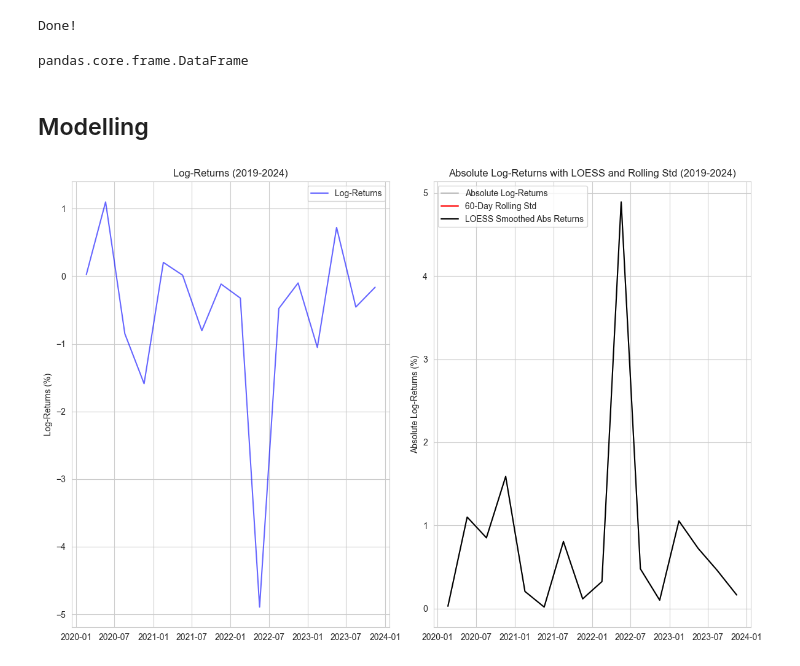
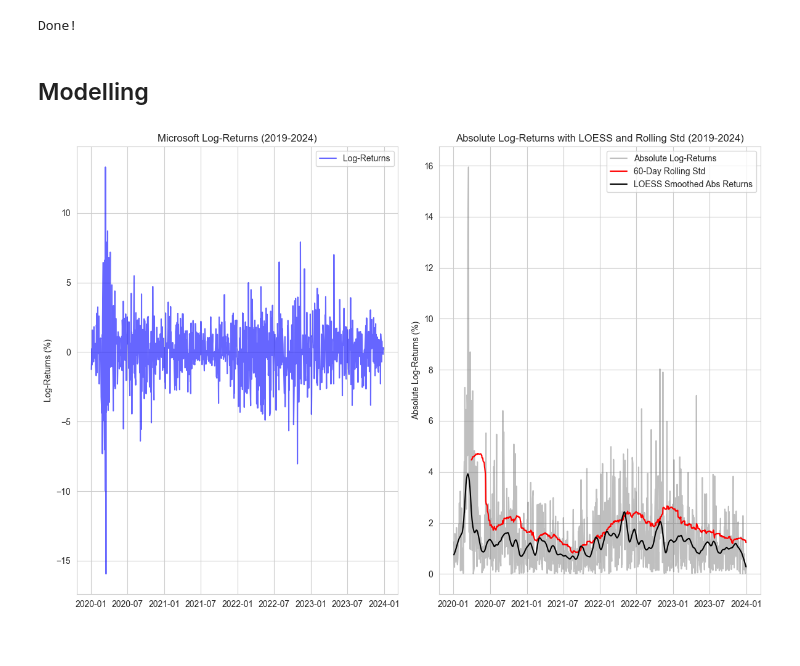
Before and after one commit to sajodajo/FinIDX-G4, a Jupyter notebook: EDA.ipynb, the cells around one changed output. Saved outputs shown, nothing was run; the diff lists cells and outputs as text; code cells hidden in the pictures.

```diff
--- a/EDA.ipynb
+++ b/EDA.ipynb
@@ -19,52 +19,50 @@ end_date = '2024-01-01'
 
 df = psf.get_share_prices(companies,start_date,end_date)
 df = df.droplevel(0)
-df = df.sort_index()
 # %% [output]
 Dataset "us-shareprices-daily" on disk (0 days old).
 - Loading from disk ...
 Done!
-# %%
-type(df)
-# %% [output]
-pandas.core.frame.DataFrame
 # %% [markdown]
 ## Modelling
 # %%
-# Compute percentage log-returns
-df['Log_Return'] = np.log(df['Close'] / df['Close'].shift(1)) * 100
+df = df.drop(columns='Dividend')
+
+df['Log_Return'] = (np.log(df['Close'] / df['Close'].shift(1))*100)
 df.dropna(inplace=True)
 
 # Compute absolute log-returns
 df['Abs_Log_Return'] = np.abs(df['Log_Return'])
 
 # Compute rolling 60-day standard deviation
 df['Rolling_Std'] = df['Log_Return'].rolling(window=60).std()
 
 # LOESS smoothing (LOWESS from statsmodels)
 lowess = sm.nonparametric.lowess
 smoothed_abs = lowess(df['Abs_Log_Return'], df.index, frac=0.03)  # frac=0.03 controls smoothness
 
 # Plot time series
 fig, axes = plt.subplots(1, 2, figsize=(12, 8), sharex=True)
 
+fCompany = f"{', '.join(company.capitalize() for company in companies)}"
+
 # Plot log-returns
 top_ax = axes[0]
 top_ax.plot(df.index, df['Log_Return'], color='blue', alpha=0.6, label='Log-Returns')
 top_ax.set_ylabel("Log-Returns (%)")
-top_ax.set_title("Log-Returns (2019-2024)")
+top_ax.set_title(f"{fCompany} Log-Returns (2019-2024)")
 top_ax.legend()
 
 # Plot absolute log-returns with LOESS and rolling std
 bottom_ax = axes[1]
 bottom_ax.plot(df.index, df['Abs_Log_Return'], color='gray', alpha=0.5, label='Absolute Log-Returns')
 bottom_ax.plot(df.index, df['Rolling_Std'], color='red', label='60-Day Rolling Std')
 bottom_ax.plot(df.index, smoothed_abs[:, 1], color='black', label='LOESS Smoothed Abs Returns')
 bottom_ax.set_ylabel("Absolute Log-Returns (%)")
 bottom_ax.set_title("Absolute Log-Returns with LOESS and Rolling Std (2019-2024)")
 bottom_ax.legend()
 
 plt.tight_layout()
 plt.show()
 # %% [output]
-[figure, old version]
+[figure, new version]
```
Also changed, not shown: parts of 13 cells of this notebook, 1 other file.
